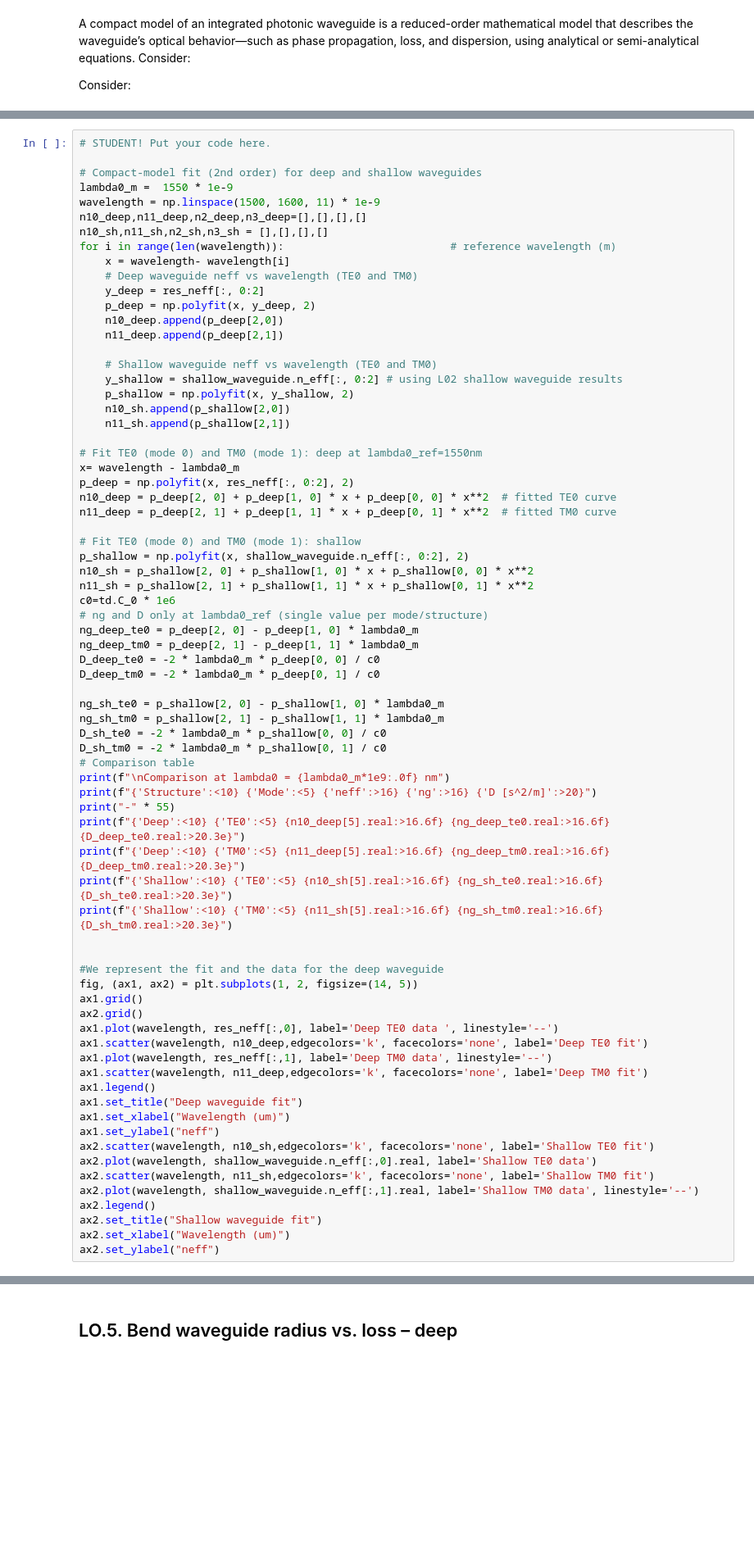
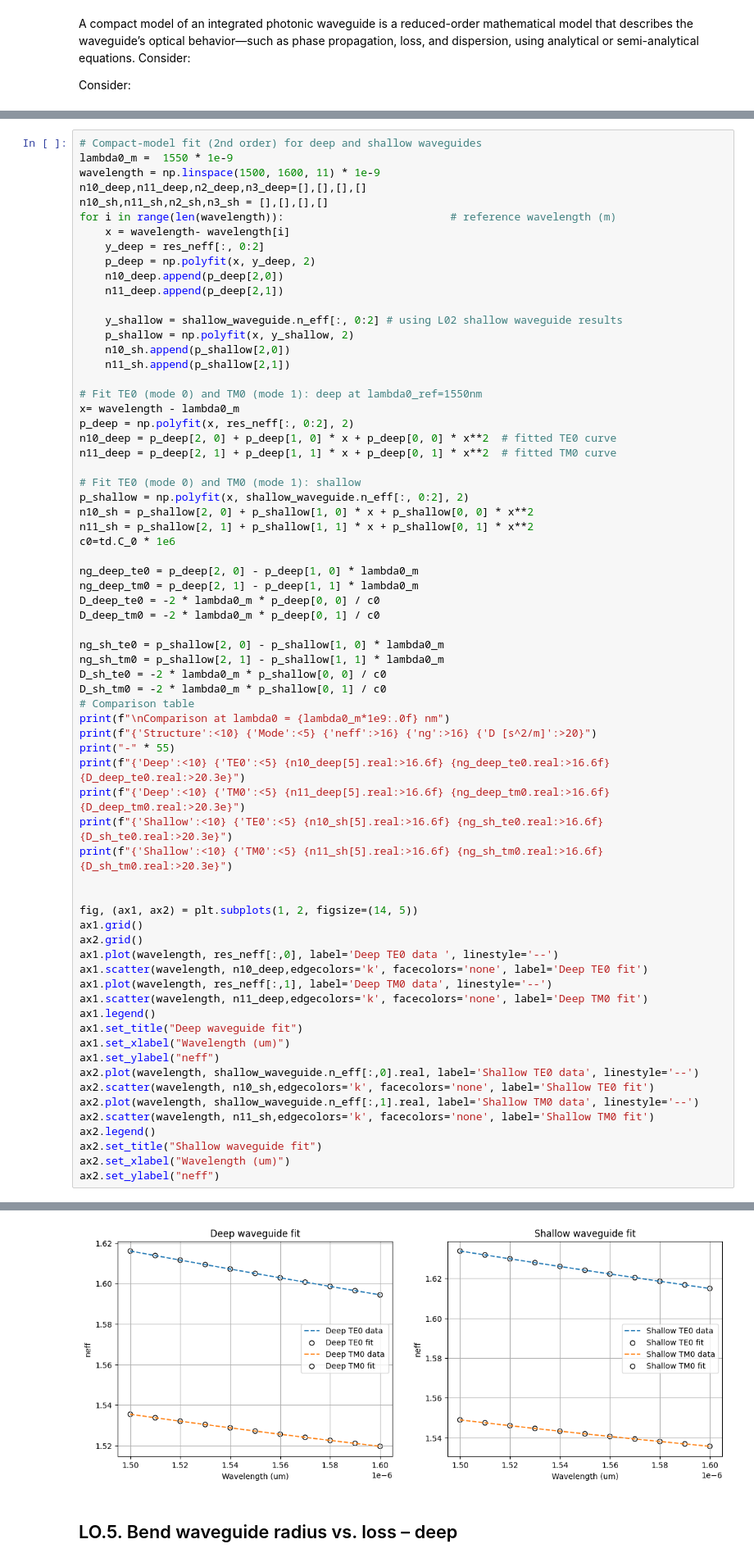
Before and after one commit to lorenagomezdiego/cifoin-lab1, a Jupyter notebook: WAVEGUIDES_Student.ipynb, the cells around one changed output, grey strips where cells are left out. Shown at 82% size. Cells and saved outputs as stored; diff of their text form; blank space fills up the shorter version.

```diff
--- a/WAVEGUIDES_Student.ipynb
+++ b/WAVEGUIDES_Student.ipynb
@@ -402,8 +401,6 @@ $$
 
 **TIP**. Use the Lab0.1.Modesolver results (neff vs lambda) as starting point. Fit the results using a second order polynomial (with the lambda_0 shift) and relate the fit results to n_g and D values.
 # %%
-# STUDENT! Put your code here.
-
 # Compact-model fit (2nd order) for deep and shallow waveguides
 lambda0_m =  1550 * 1e-9
 wavelength = np.linspace(1500, 1600, 11) * 1e-9
@@ -411,13 +408,11 @@ n10_deep,n11_deep,n2_deep,n3_deep=[],[],[],[]
 n10_sh,n11_sh,n2_sh,n3_sh = [],[],[],[]
 for i in range(len(wavelength)):                          # reference wavelength (m)
     x = wavelength- wavelength[i]
-    # Deep waveguide neff vs wavelength (TE0 and TM0)
     y_deep = res_neff[:, 0:2]
     p_deep = np.polyfit(x, y_deep, 2)
     n10_deep.append(p_deep[2,0])
     n11_deep.append(p_deep[2,1])
 
-    # Shallow waveguide neff vs wavelength (TE0 and TM0)
     y_shallow = shallow_waveguide.n_eff[:, 0:2] # using L02 shallow waveguide results
     p_shallow = np.polyfit(x, y_shallow, 2)
     n10_sh.append(p_shallow[2,0])
@@ -434,7 +429,7 @@ p_shallow = np.polyfit(x, shallow_waveguide.n_eff[:, 0:2], 2)
 n10_sh = p_shallow[2, 0] + p_shallow[1, 0] * x + p_shallow[0, 0] * x**2
 n11_sh = p_shallow[2, 1] + p_shallow[1, 1] * x + p_shallow[0, 1] * x**2
 c0=td.C_0 * 1e6
-# ng and D only at lambda0_ref (single value per mode/structure)
+
 ng_deep_te0 = p_deep[2, 0] - p_deep[1, 0] * lambda0_m
 ng_deep_tm0 = p_deep[2, 1] - p_deep[1, 1] * lambda0_m
 D_deep_te0 = -2 * lambda0_m * p_deep[0, 0] / c0
@@ -454,7 +449,6 @@ print(f"{'Shallow':<10} {'TE0':<5} {n10_sh[5].real:>16.6f} {ng_sh_te0.real:>16.6
 print(f"{'Shallow':<10} {'TM0':<5} {n11_sh[5].real:>16.6f} {ng_sh_tm0.real:>16.6f} {D_sh_tm0.real:>20.3e}")
 
 
-#We represent the fit and the data for the deep waveguide
 fig, (ax1, ax2) = plt.subplots(1, 2, figsize=(14, 5))
 ax1.grid()
 ax2.grid()
@@ -466,10 +460,10 @@ ax1.legend()
 ax1.set_title("Deep waveguide fit")
 ax1.set_xlabel("Wavelength (um)")
 ax1.set_ylabel("neff")
+ax2.plot(wavelength, shallow_waveguide.n_eff[:,0].real, label='Shallow TE0 data', linestyle='--')
 ax2.scatter(wavelength, n10_sh,edgecolors='k', facecolors='none', label='Shallow TE0 fit')
-ax2.plot(wavelength, shallow_waveguide.n_eff[:,0].real, label='Shallow TE0 data')
+ax2.plot(wavelength, shallow_waveguide.n_eff[:,1].real, label='Shallow TM0 data', linestyle='--')
 ax2.scatter(wavelength, n11_sh,edgecolors='k', facecolors='none', label='Shallow TM0 fit')
-ax2.plot(wavelength, shallow_waveguide.n_eff[:,1].real, label='Shallow TM0 data', linestyle='--')
 ax2.legend()
 ax2.set_title("Shallow waveguide fit")
 ax2.set_xlabel("Wavelength (um)")
@@ -479,3 +480,4 @@ NameError: name 'res_neff' is not defined
+[figure, added]
 # %% [markdown]
 ## LO.5. Bend waveguide radius vs. loss – deep
 # %% [markdown]
```
Also changed, not shown: parts of 21 cells of this notebook, 2 other files.
